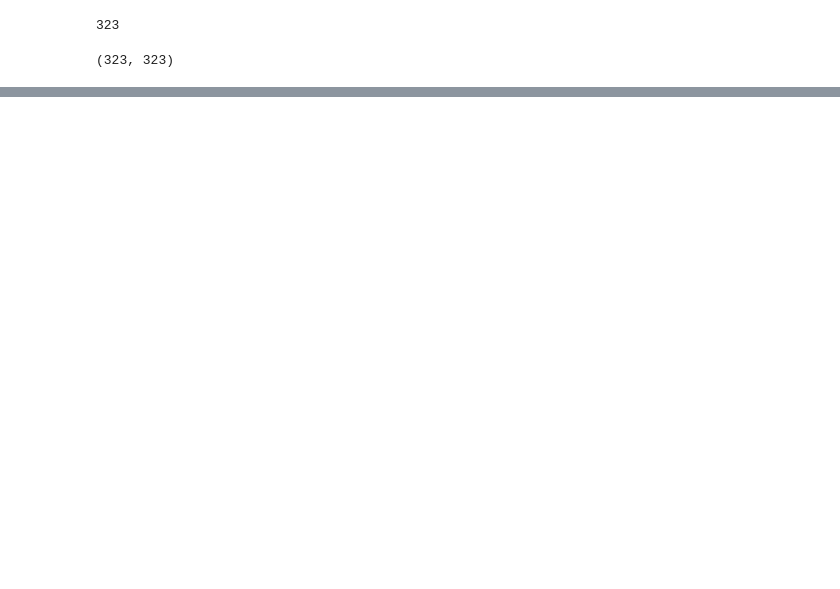
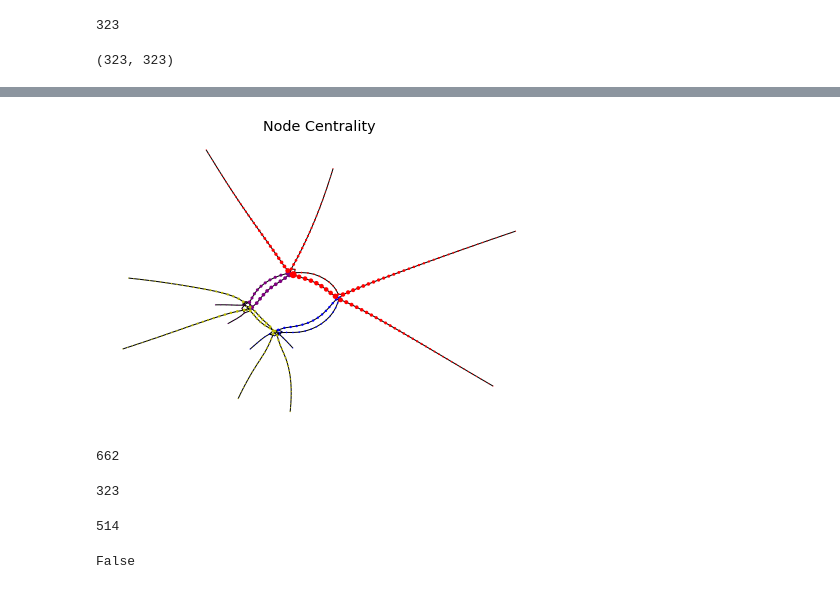
Before and after one commit to hpi-sam/GNN-SpaceTimeGraphs, a Jupyter notebook: misc/tiago_was_here.ipynb, the cells around one changed output, grey strips where cells are left out. Drawn from its saved outputs; the diff is of its cells as text; code cells hidden in the pictures; blank space fills up the shorter version.

```diff
--- a/misc/tiago_was_here.ipynb
+++ b/misc/tiago_was_here.ipynb
@@ -30,0 +67,2 @@ Text(0, 0.5, 'Count')
+# %%
+centrality = nx.centrality.betweenness_centrality(g).values()
@@ -30,0 +71,14 @@ Text(0, 0.5, 'Count')
+# %%
+mp = nodes["milepost"]
+mp = list(map(lambda entry: entry[1:4], mp))
+col = list(map(lambda entry: 'purple' if entry=='090' else 'y' if entry=='405' else 'b' if entry=='520' else 'r', mp))
+# %%
+nx.draw_kamada_kawai(g, node_size=np.exp(np.array(list(centrality))*15), linewidths=0.01, node_color=col)
+plt.title("Node Centrality")
+plt.savefig("node_centrality.png")
+# %% [output]
+[figure, added]
+# %%
+len(g.edges)
+# %% [output]
+662
@@ -30,0 +87,12 @@ Text(0, 0.5, 'Count')
+# %%
+len(r_g.nodes)
+# %% [output]
+323
+# %%
+len(r_g.edges)
+# %% [output]
+514
+# %%
+nx.is_connected(r_g)
+# %% [output]
+False
```
Also changed, not shown: parts of 13 cells of this notebook, 4 other files.
